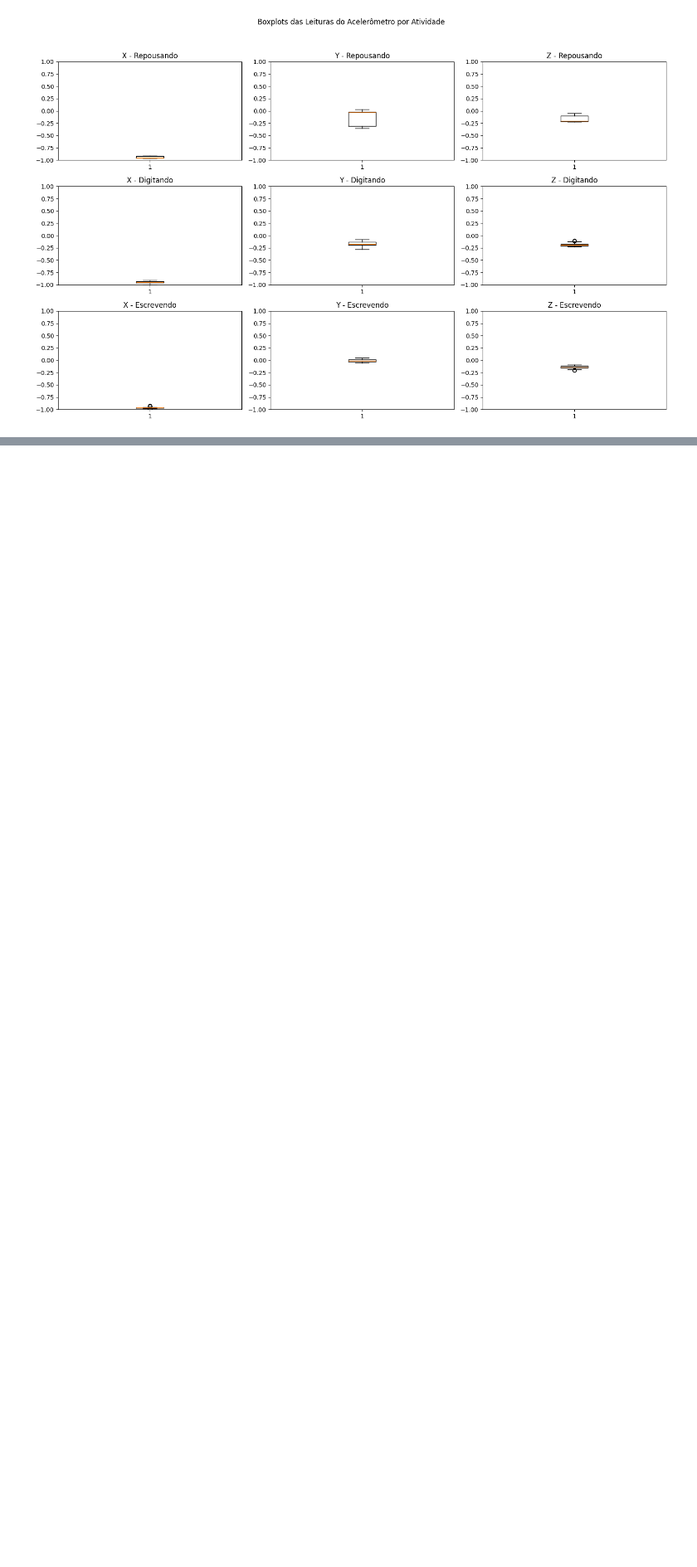
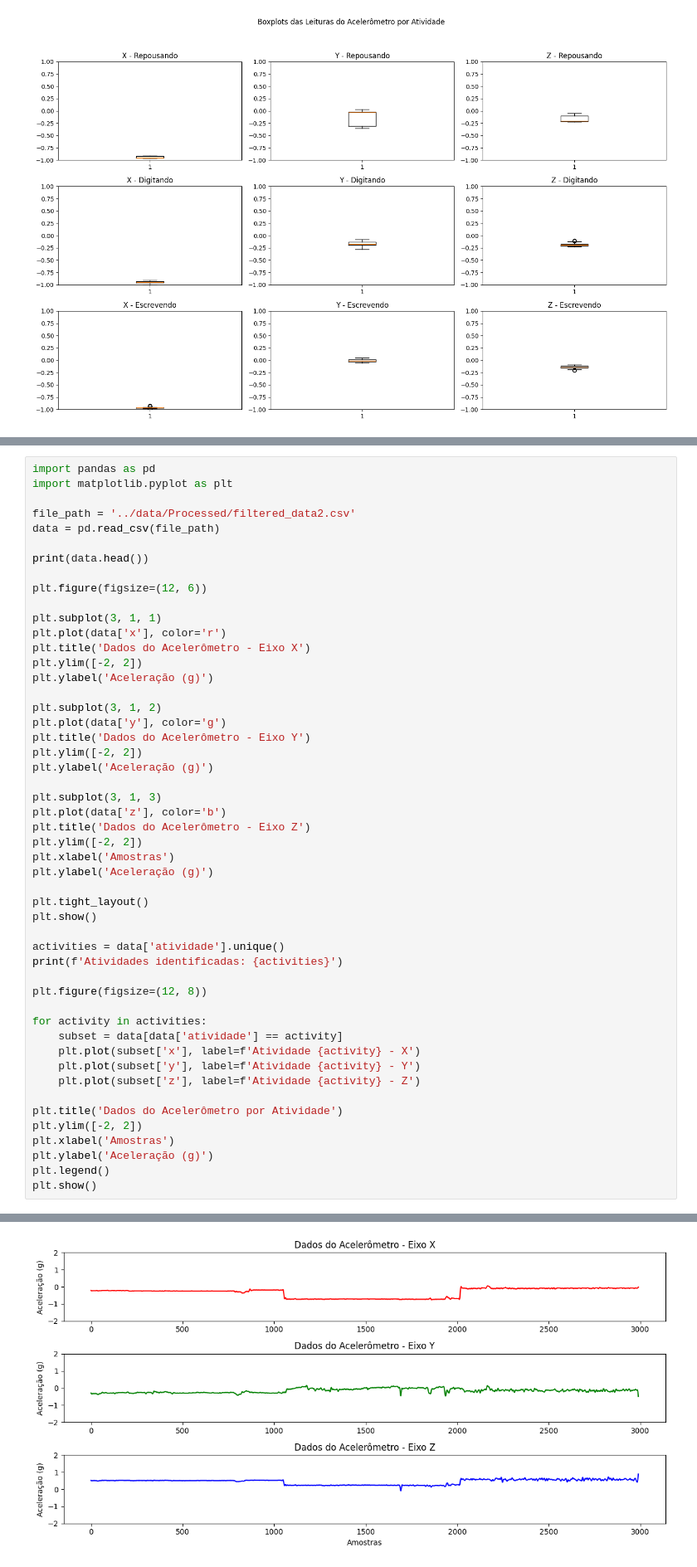
Before and after one commit to Dieguito-py/bovHealth, a Jupyter notebook: Notebooks/analysis.ipynb, the cells around one changed output, grey strips where cells are left out. Shown: that part at 83% size. Saved outputs shown, nothing was run; the diff lists cells and outputs as text; blank space fills up the shorter version.

```diff
--- a/Notebooks/analysis.ipynb
+++ b/Notebooks/analysis.ipynb
@@ -118,0 +181,51 @@ plt.show()
+# %%
+import pandas as pd
+import matplotlib.pyplot as plt
+
+file_path = '../data/Processed/filtered_data2.csv'
+data = pd.read_csv(file_path)
+
+print(data.head())
+
+plt.figure(figsize=(12, 6))
+
+plt.subplot(3, 1, 1)
+plt.plot(data['x'], color='r')
+plt.title('Dados do Acelerômetro - Eixo X')
+plt.ylim([-2, 2])
+plt.ylabel('Aceleração (g)')
+
+plt.subplot(3, 1, 2)
+plt.plot(data['y'], color='g')
+plt.title('Dados do Acelerômetro - Eixo Y')
+plt.ylim([-2, 2])
+plt.ylabel('Aceleração (g)')
+
+plt.subplot(3, 1, 3)
+plt.plot(data['z'], color='b')
+plt.title('Dados do Acelerômetro - Eixo Z')
+plt.ylim([-2, 2])
+plt.xlabel('Amostras')
+plt.ylabel('Aceleração (g)')
+
+plt.tight_layout()
+plt.show()
+
+activities = data['atividade'].unique()
+print(f'Atividades identificadas: {activities}')
+
+plt.figure(figsize=(12, 8))
+
+for activity in activities:
+    subset = data[data['atividade'] == activity]
+    plt.plot(subset['x'], label=f'Atividade {activity} - X')
+    plt.plot(subset['y'], label=f'Atividade {activity} - Y')
+    plt.plot(subset['z'], label=f'Atividade {activity} - Z')
+
+plt.title('Dados do Acelerômetro por Atividade')
+plt.ylim([-2, 2])
+plt.xlabel('Amostras')
+plt.ylabel('Aceleração (g)')
+plt.legend()
+plt.show()
+# %% [output]
@@ -118,0 +238 @@ plt.show()
+[figure, added]
```
Also changed, not shown: parts of 4 cells of this notebook, 17 other files.
